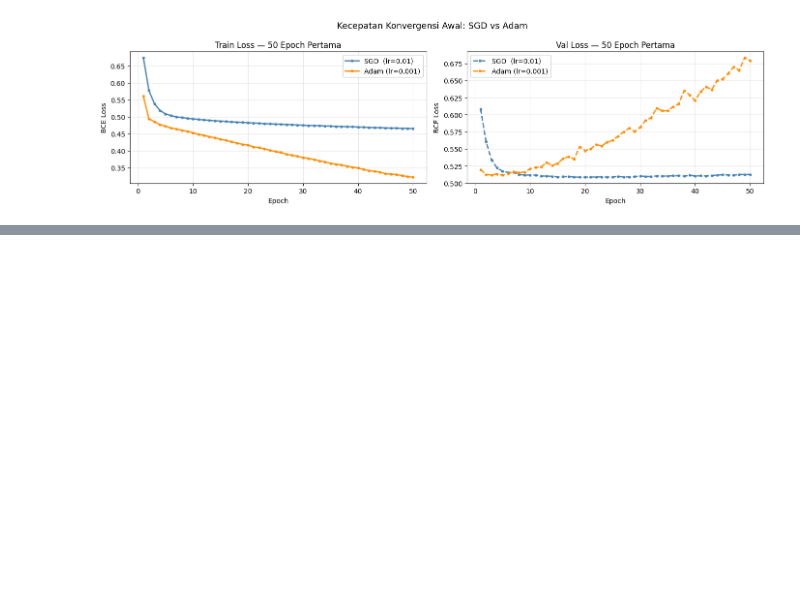
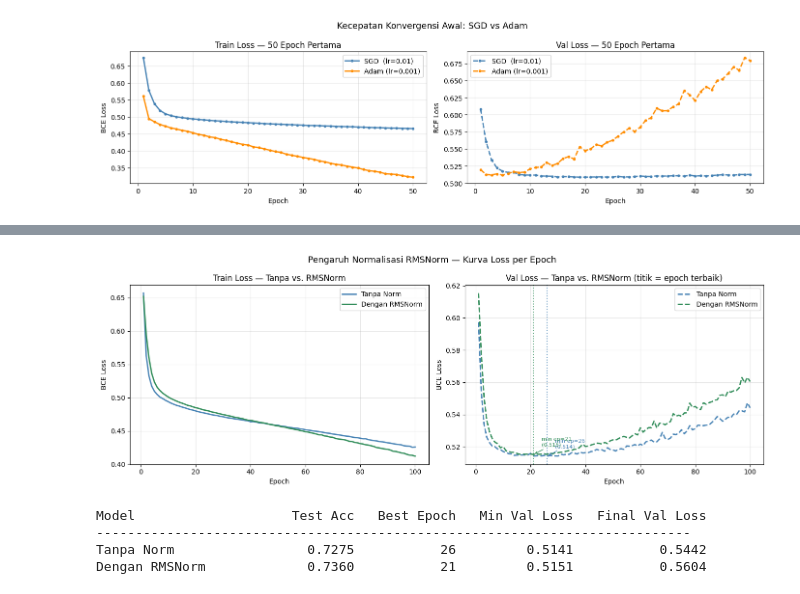
Before and after one commit to KennethhPoenadi/ML-Xianglongbao, a Jupyter notebook: src/main.ipynb, the cells around one changed output, grey strips where cells are left out. Drawn from its saved outputs; the diff is of its cells as text; code cells hidden in the pictures; blank space fills up the shorter version.

Commit message:
added comparison with RMSNorm and without

```diff
--- a/src/main.ipynb
+++ b/src/main.ipynb
@@ -1023,0 +1086,47 @@ plt.show()
+# %%
+# Kurva loss
+fig, axes = plt.subplots(1, 2, figsize=(14, 5))
+colors_norm = ["steelblue", "seagreen"]
+
+for (label, res), color in zip(norm_results.items(), colors_norm):
+    ep = range(1, len(res["history"]["train_loss"]) + 1)
+    axes[0].plot(ep, res["history"]["train_loss"], label=label, color=color, linewidth=2)
+    axes[1].plot(ep, res["history"]["val_loss"],   label=label, color=color, linewidth=2, linestyle="--")
+
+    val_losses = res["history"]["val_loss"]
+    best_ep  = int(np.argmin(val_losses)) + 1
+    best_val = val_losses[best_ep - 1]
+    axes[1].axvline(best_ep, color=color, linestyle=":", linewidth=1.5, alpha=0.8)
+    axes[1].annotate(
+        f"min ep={best_ep}\n({best_val:.3f})",
+        xy=(best_ep, best_val),
+        xytext=(best_ep + 3, best_val + 0.005),
+        fontsize=8, color=color,
+        arrowprops=dict(arrowstyle="->", color=color, lw=1),
+    )
+
+axes[0].set_title("Train Loss — Tanpa vs. RMSNorm")
+axes[1].set_title("Val Loss — Tanpa vs. RMSNorm (titik = epoch terbaik)")
+for ax in axes:
+    ax.set_xlabel("Epoch"); ax.set_ylabel("BCE Loss")
+    ax.legend(); ax.grid(True, alpha=0.3)
+
+plt.suptitle("Pengaruh Normalisasi RMSNorm — Kurva Loss per Epoch", fontsize=13)
+plt.tight_layout()
+plt.show()
+
+# Tabel hasil akhir
+print(f"\n{'Model':<22} {'Test Acc':>10}  {'Best Epoch':>11}  {'Min Val Loss':>13}  {'Final Val Loss':>15}")
+print("-" * 76)
+for label, res in norm_results.items():
+    val_losses = res["history"]["val_loss"]
+    best_ep  = int(np.argmin(val_losses)) + 1
+    best_val = val_losses[best_ep - 1]
+    final_val = val_losses[-1]
+    print(f"{label:<22} {res['acc']:>10.4f}  {best_ep:>11}  {best_val:>13.4f}  {final_val:>15.4f}")
+# %% [output]
+[figure, added]
+Model                    Test Acc   Best Epoch   Min Val Loss   Final Val Loss
+----------------------------------------------------------------------------
+Tanpa Norm                 0.7275           26         0.5141           0.5442
+Dengan RMSNorm             0.7360           21         0.5151           0.5604
```
Also changed, not shown: parts of 4 cells of this notebook, 2 other files.
